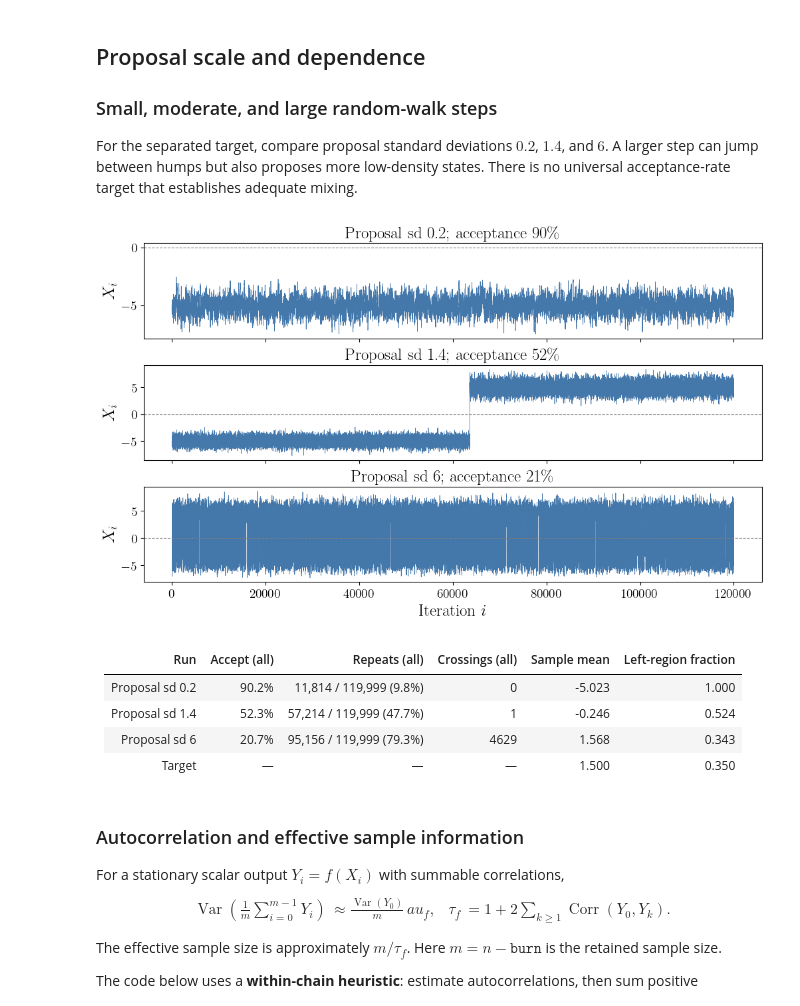
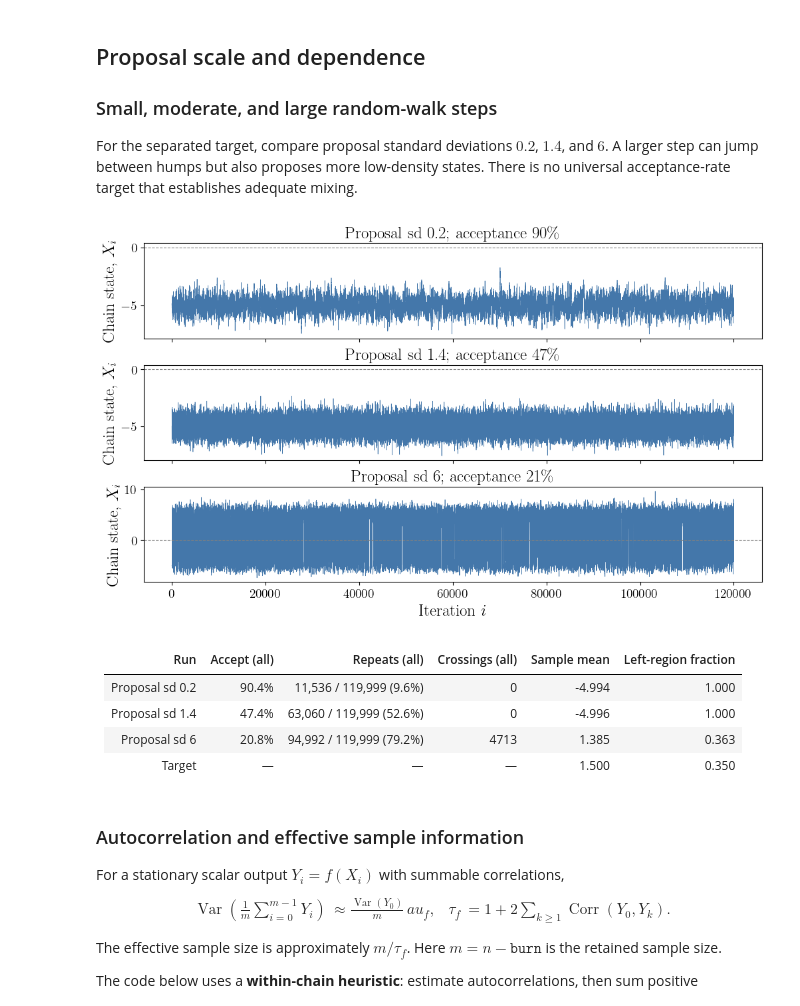
Before and after one commit to fjhickernell/MATH565Fall2026, a Jupyter notebook: notebooks/sampling/MetropolisHastings.ipynb, the cells around one changed output. Saved outputs shown, nothing was run; the diff lists cells and outputs as text; code cells hidden in the pictures.

Commit message:
Clarify notebook plot labels and sampling estimators; record SimPy requirements

```diff
--- a/notebooks/sampling/MetropolisHastings.ipynb
+++ b/notebooks/sampling/MetropolisHastings.ipynb
@@ -259,7 +259,7 @@ labels = ['IID acceptance--rejection'] + [f'Metropolis sd {sd:g}' for sd in bana
 for ax, values, label in zip(axes, clouds, labels):
     ax.contour(grid1, grid2, density, levels=7, colors='gray', linewidths=0.5)
     ax.scatter(values[:,0], values[:,1], s=2, color=colors['blue'], alpha=0.15)
-    ax.set(xlabel='$x_1$', ylabel='$x_2$', title=label, xlim=(0,1), ylim=(0,1), aspect='equal')
+    ax.set(xlabel='First coordinate, $x_1$', ylabel='Second coordinate, $x_2$', title=label, xlim=(0,1), ylim=(0,1), aspect='equal')
 plt.show()
 rows = ['| Method | Accept | Repeats (all) | Retained | Mean x1 | Mean x2 |',
         '|:---|---:|---:|---:|---:|---:|']
@@ -414,23 +414,23 @@ There is no universal acceptance-rate target that establishes adequate mixing.
 # %%
 proposal_scales = [0.2, 1.4, 6.0]
 scale_runs = [random_walk(separated, separated['means'][0], n, sd, rng)
               for sd in proposal_scales]
 scale_labels = [f"Proposal sd {sd:g}" for sd in proposal_scales]
 fig, axes = plt.subplots(3, 1, figsize=(10, 6), sharex=True, constrained_layout=True)
 for ax, run, label in zip(axes, scale_runs, scale_labels):
     ax.plot(np.arange(n), run['states'], color=colors['blue'], lw=0.5)
     ax.axhline(separated['boundary'], color='gray', ls='--', lw=0.8)
-    ax.set(ylabel="$X_i$", title=f"{label}; acceptance {100 * run['acceptance']:.0f}" + r"\%")
+    ax.set(ylabel="Chain state, $X_i$", title=f"{label}; acceptance {100 * run['acceptance']:.0f}" + r"\%")
 axes[-1].set_xlabel("Iteration $i$")
 plt.show()
 summary_table(separated, scale_runs, scale_labels)
 # %% [output]
-[figure, old version]
+[figure, new version]
 | Run | Accept (all) | Repeats (all) | Crossings (all) | Sample mean | Left-region fraction |
 |:---|---:|---:|---:|---:|---:|
-| Proposal sd 0.2 | 90.2% | 11,814 / 119,999 (9.8%) | 0 | -5.023 | 1.000 |
-| Proposal sd 1.4 | 52.3% | 57,214 / 119,999 (47.7%) | 1 | -0.246 | 0.524 |
-| Proposal sd 6 | 20.7% | 95,156 / 119,999 (79.3%) | 4629 | 1.568 | 0.343 |
+| Proposal sd 0.2 | 90.4% | 11,536 / 119,999 (9.6%) | 0 | -4.994 | 1.000 |
+| Proposal sd 1.4 | 47.4% | 63,060 / 119,999 (52.6%) | 0 | -4.996 | 1.000 |
+| Proposal sd 6 | 20.8% | 94,992 / 119,999 (79.2%) | 4713 | 1.385 | 0.363 |
 | Target | — | — | — | 1.500 | 0.350 |
 # %% [markdown]
 ### Autocorrelation and effective sample information
```
Also changed, not shown: parts of 8 cells of this notebook, 11 other files.
